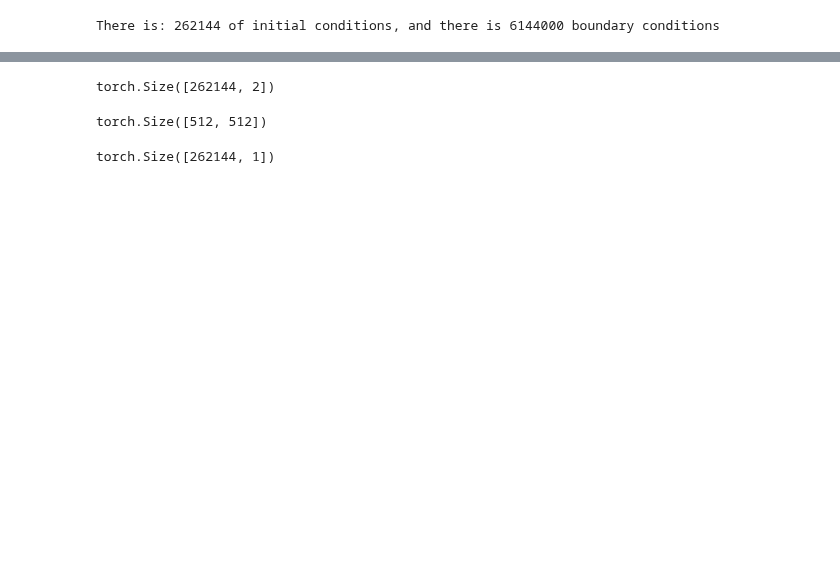
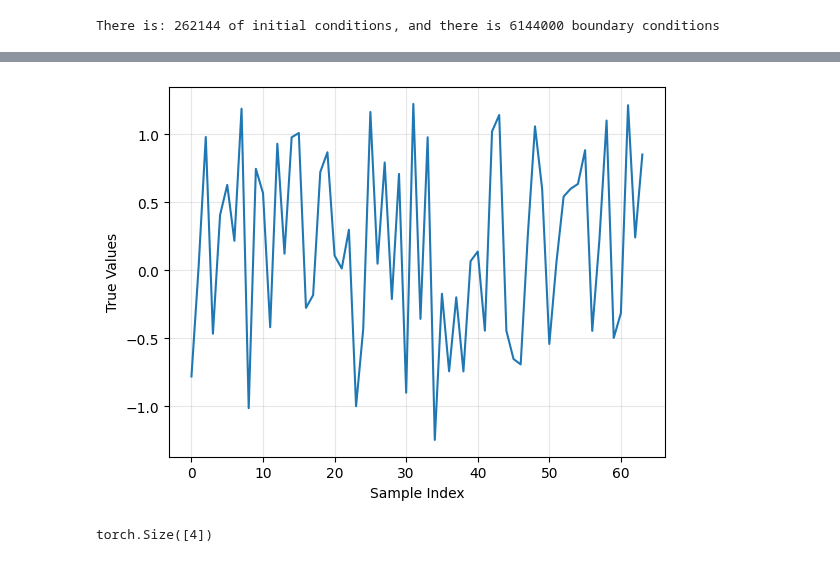
Before and after one commit to konrad-jaworski/Anisotropic_diffusivity_2, a Jupyter notebook: model_notebook_2.ipynb, the cells around one changed output, grey strips where cells are left out. Cells and saved outputs as stored; diff of their text form; code cells hidden in the pictures; blank space fills up the shorter version.

```diff
--- a/model_notebook_2.ipynb
+++ b/model_notebook_2.ipynb
@@ -80,0 +105,30 @@ samples = torch.tensor(samples, dtype=torch.float32)
+# %%
+import torch
+import torch.nn as nn
+import torch.optim as optim
+
+# ---- Dummy model ----
+class Net(nn.Module):
+    def __init__(self):
+        super().__init__()
+        self.layers = nn.Sequential(
+            nn.Linear(2, 64),
+            nn.Tanh(),
+            nn.Linear(64, 64),
+            nn.Tanh(),
+            nn.Linear(64, 1)
+        )
+    def forward(self, x):
+        return self.layers(x)
+
+# ---- Dummy data ----
+torch.manual_seed(0)
+x = torch.randn(64, 2)
+y_true = torch.sin(x[:, :1]) + 0.3 * torch.cos(x[:, 1:2])
+# %%
+plt.plot(y_true.detach())
+plt.xlabel('Sample Index')
+plt.ylabel('True Values')
+plt.grid(alpha=0.3)
+# %% [output]
+[figure, added]
@@ -81,14 +151,4 @@ samples = torch.tensor(samples, dtype=torch.float32)
 # %%
-samples.size()
+w.size()
 # %% [output]
-torch.Size([262144, 2])
+torch.Size([4])
-# %%
-I_con_dom=data[0,:,:]
-I_con_dom.size()
-# %% [output]
-torch.Size([512, 512])
-# %%
-I_con_dom=I_con_dom.flatten().unsqueeze(-1)
-I_con_dom.size()
-# %% [output]
-torch.Size([262144, 1])
```
Also changed, not shown: parts of 30 cells of this notebook, 2 other files.
